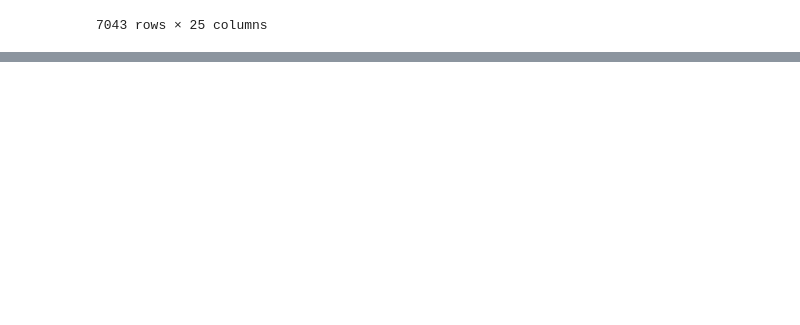
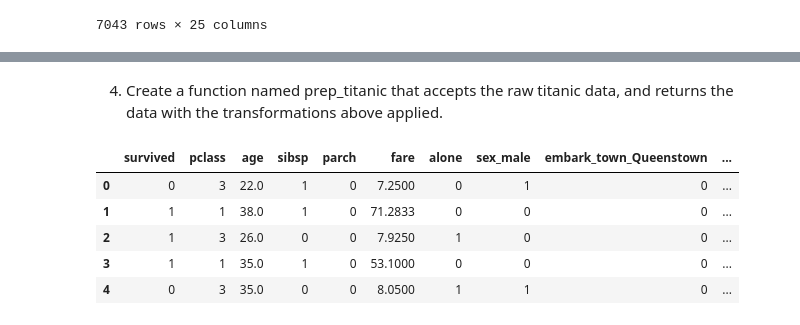
Before and after one commit to stephenfitzsimon/classification-exercises, a Jupyter notebook: classification_exercises.ipynb, the cells around one changed output, grey strips where cells are left out. Cells and saved outputs as stored; diff of their text form; code cells hidden in the pictures; blank space fills up the shorter version.

Commit message:
added prep exs

```diff
--- a/classification_exercises.ipynb
+++ b/classification_exercises.ipynb
@@ -296,0 +419,22 @@ acquire.get_telco_data()
+# %% [markdown]
+4. Create a function named prep_titanic that accepts the raw titanic data, and returns the data with the transformations above applied.
+# %%
+def prep_titanic(df):
+    '''
+    cleans the titanic data
+    '''
+    df.drop_duplicates(inplace=True)
+    col_to_drop = ['Unnamed: 0','embarked', 'class', 'passenger_id', 'deck']
+    df = df.drop(columns=col_to_drop)
+    dummy_df = pd.get_dummies(df[['sex', 'embark_town']], dummy_na = False, drop_first = [True, True])
+    df = pd.concat([df, dummy_df], axis = 1)
+    return df.drop(columns=['sex', 'embark_town'])
+
+prep_titanic(acquire.get_titanic_data()).head()
+# %% [output]
+|  | survived | pclass | age | sibsp | parch | fare | alone | sex_male | embark_town_Queenstown | ... |
+| 0 | 0 | 3 | 22.0 | 1 | 0 | 7.2500 | 0 | 1 | 0 | ... |
+| 1 | 1 | 1 | 38.0 | 1 | 0 | 71.2833 | 0 | 0 | 0 | ... |
+| 2 | 1 | 3 | 26.0 | 0 | 0 | 7.9250 | 1 | 0 | 0 | ... |
+| 3 | 1 | 1 | 35.0 | 1 | 0 | 53.1000 | 0 | 0 | 0 | ... |
+| 4 | 0 | 3 | 35.0 | 0 | 0 | 8.0500 | 1 | 1 | 0 | ... |
```
Also changed, not shown: parts of 33 cells of this notebook.
